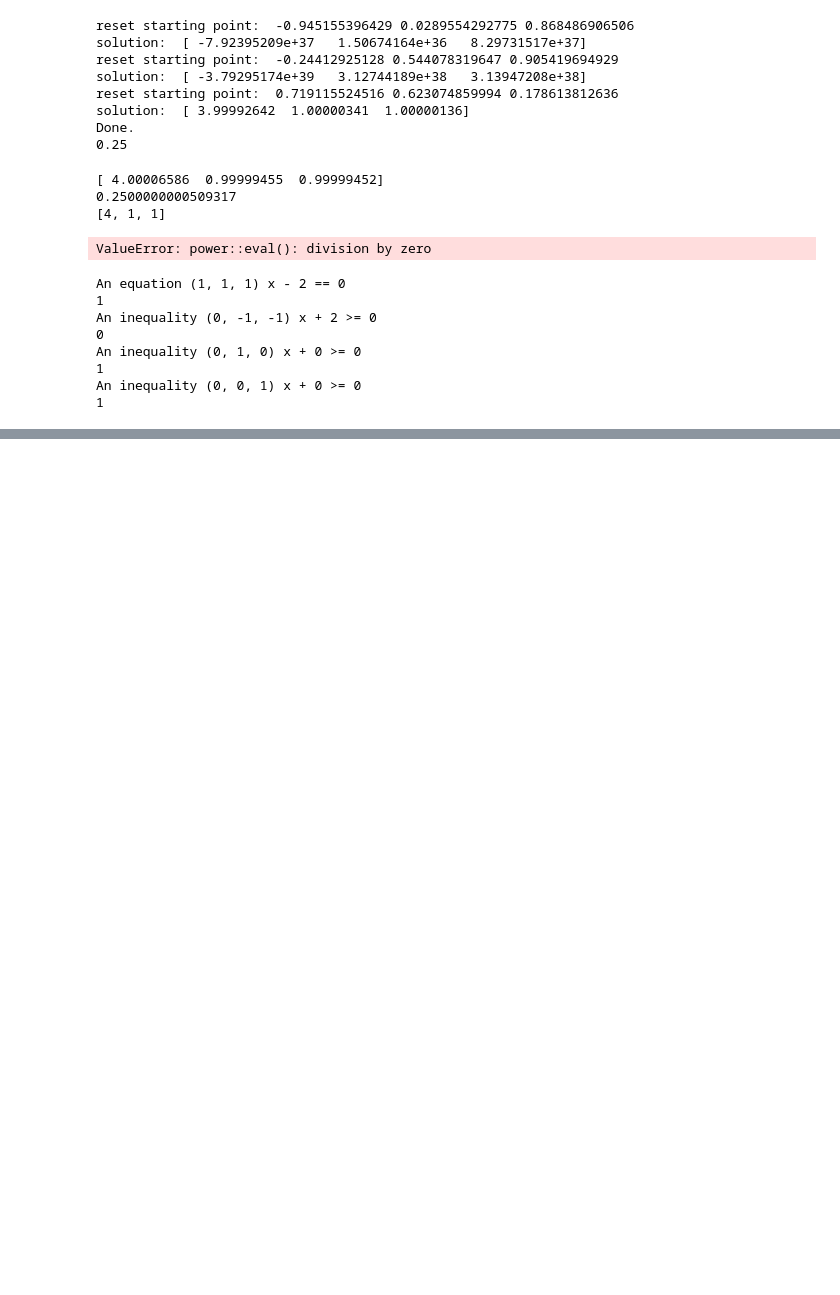
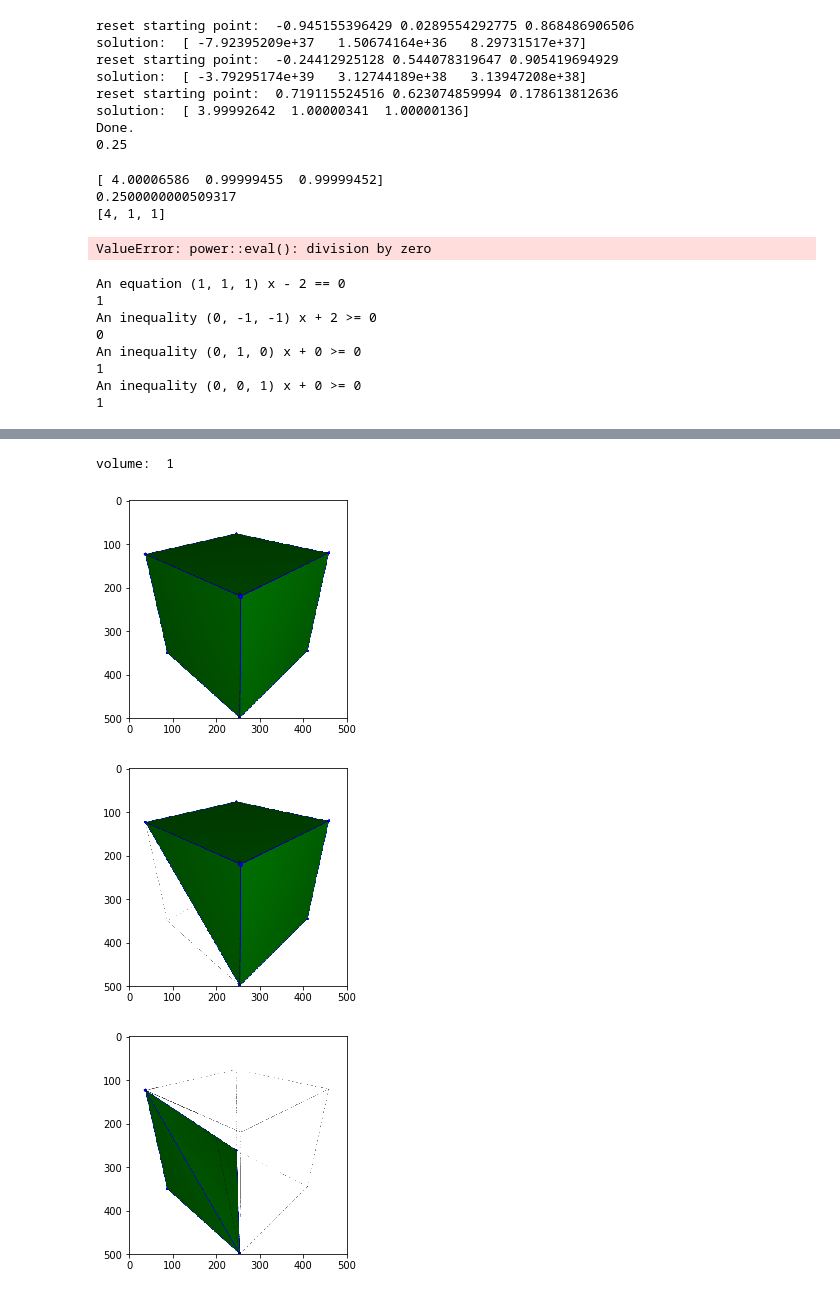
Before and after one commit to caoandong/Calabi_Yau, a Jupyter notebook: Hilbert.ipynb, the cells around one changed output, grey strips where cells are left out. Drawn from its saved outputs; the diff is of its cells as text; code cells hidden in the pictures; blank space fills up the shorter version.

Commit message:
triang

```diff
--- a/Hilbert.ipynb
+++ b/Hilbert.ipynb
@@ -701,0 +894,29 @@ np.random.uniform(low=-1, high=1)
+# %%
+import matplotlib.pyplot as plt
+import matplotlib.image as mpimg
+import numpy as np
+
+pts = [[0,0,0],[1,0,0],[0,1,0],[0,0,1],[1,1,0],[1,0,1],[0,1,1],[1,1,1]]
+P = Polyhedron(pts)
+print 'volume: ', P.volume()
+pts1, pts2 = split_poly_tetra(pts)
+P.plot().save("img/triang_cube_%d.png" % 1)
+P1 = Polyhedron(pts1)
+P2 = Polyhedron(pts2)
+P1.plot().save("img/triang_cube_%d.png" % 2)
+P2.plot().save("img/triang_cube_%d.png" % 3)
+
+img1 = mpimg.imread("img/triang_cube_%d.png" % 1)
+img2 = mpimg.imread("img/triang_cube_%d.png" % 2)
+img3 = mpimg.imread("img/triang_cube_%d.png" % 3)
+plt.imshow(img1)
+plt.show()
+plt.imshow(img2)
+plt.show()
+plt.imshow(img3)
+plt.show()
+# %% [output]
+volume:  1
+[figure, added]
+[figure, added]
+[figure, added]
```
Also changed, not shown: parts of 8 cells of this notebook, 23 other files.
